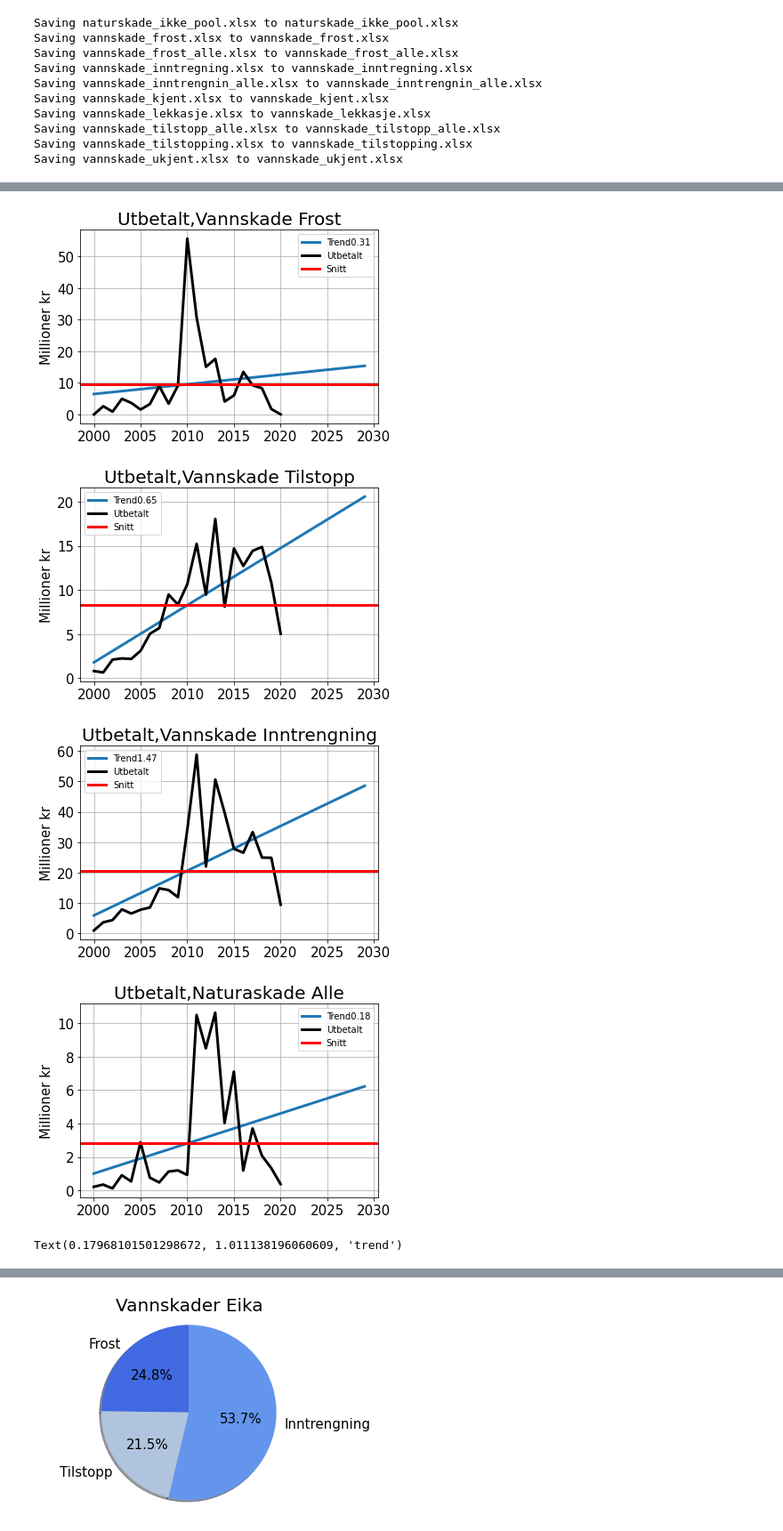
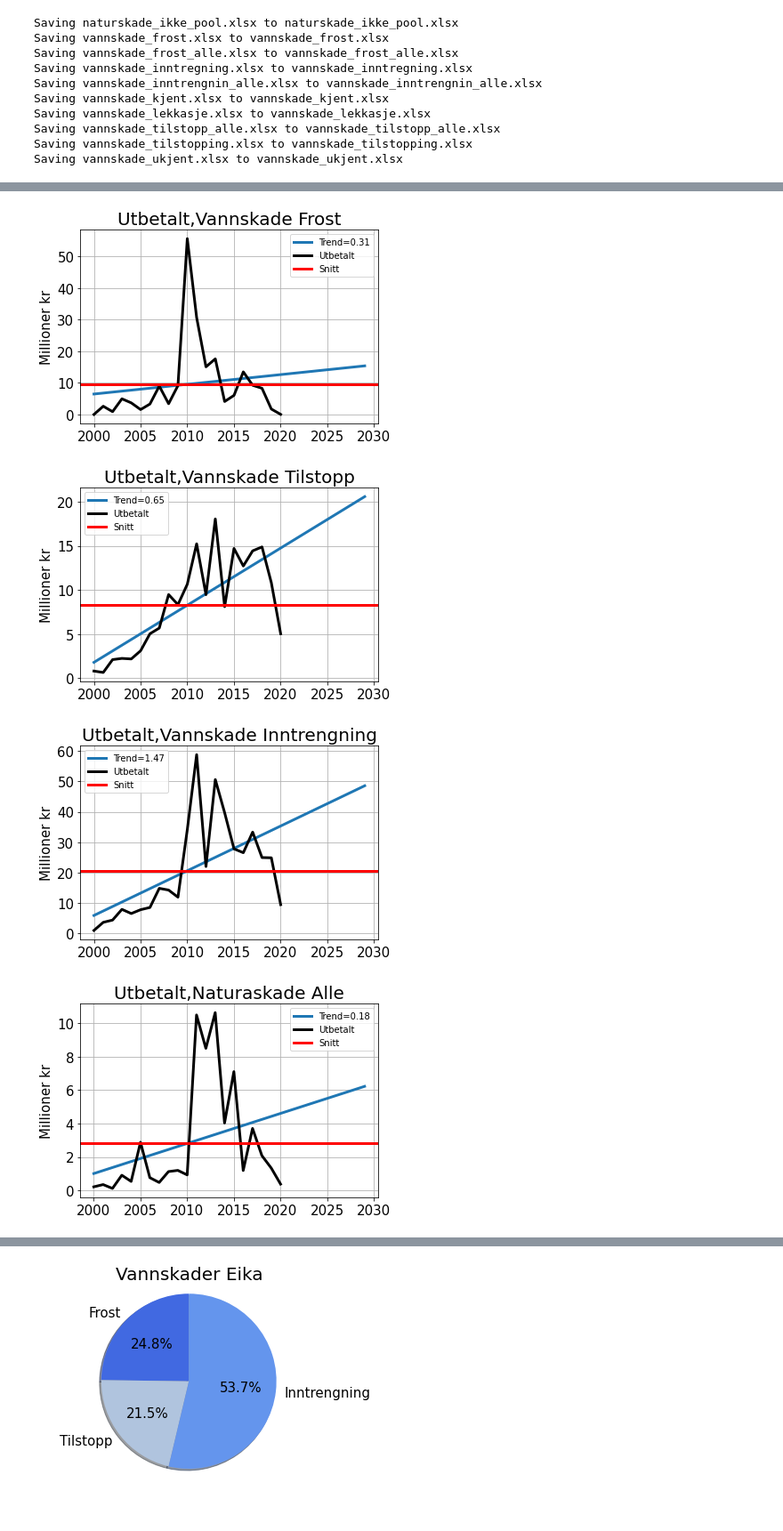
Before and after one commit to eirikngard/Eika, a Jupyter notebook: vannskade2.ipynb, the cells around one changed output, grey strips where cells are left out. Shown at 89% size. Saved outputs shown, nothing was run; the diff lists cells and outputs as text; code cells hidden in the pictures.

```diff
--- a/vannskade2.ipynb
+++ b/vannskade2.ipynb
@@ -73,32 +71,31 @@ b
 # %%
 data_alle = np.array([data_frost,data_til,data_inn,data_nat])#.astype(np.float)\n",
 data_new = np.array([new_frost,new_til,new_inn,new_nat])
 tit = np.array(['Vannskade Frost','Vannskade Tilstopp','Vannskade Inntrengning',
                         'Naturaskade Alle'])
 from matplotlib.ticker import ScalarFormatter
 grid = np.array([0,1,2,3])
 fig, ax = plt.subplots()#, figsize=(10,10))\n",
 bins = np.linspace(0,50,10)
 for i,j in zip(data_new,tit):
   snitt = np.mean(i)
   a,b = linreg(range(len(i)),i)  #//x=skade
   trendline=[a*index + b for index in range(len(år))]
   trend=round(a,2)
-  plt.plot(år,trendline,label="Trend"+str(trend),linewidth=3)
+  plt.plot(år,trendline,label="Trend="+str(trend),linewidth=3)
   plt.plot(år[:-9],i,label="Utbetalt",color='k',linewidth=3)
   plt.axhline(y=snitt,color='r',label='Snitt',linewidth=3)
   plt.title("Utbetalt,"+str(j),size=20)
   plt.ylabel("Millioner kr",size=15)
   ax = plt.gca()
   ax.tick_params(axis = 'both', which = 'major', labelsize = 15)
   plt.grid(),plt.legend()
   #from google.colab import files\n",
   #plt.savefig(\"vannskade\"+str(j)+\".png\")\n",
   #files.download(\"vannskade\"+str(j)+\".png\")\n",
   plt.show()
 # %% [output]
-[figure, old version]
+[figure, new version]
-[figure, old version]
+[figure, new version]
-[figure, old version]
+[figure, new version]
-[figure, old version]
+[figure, new version]
-Text(0.17968101501298672, 1.011138196060609, 'trend')
```
Also changed, not shown: parts of 15 cells of this notebook.
